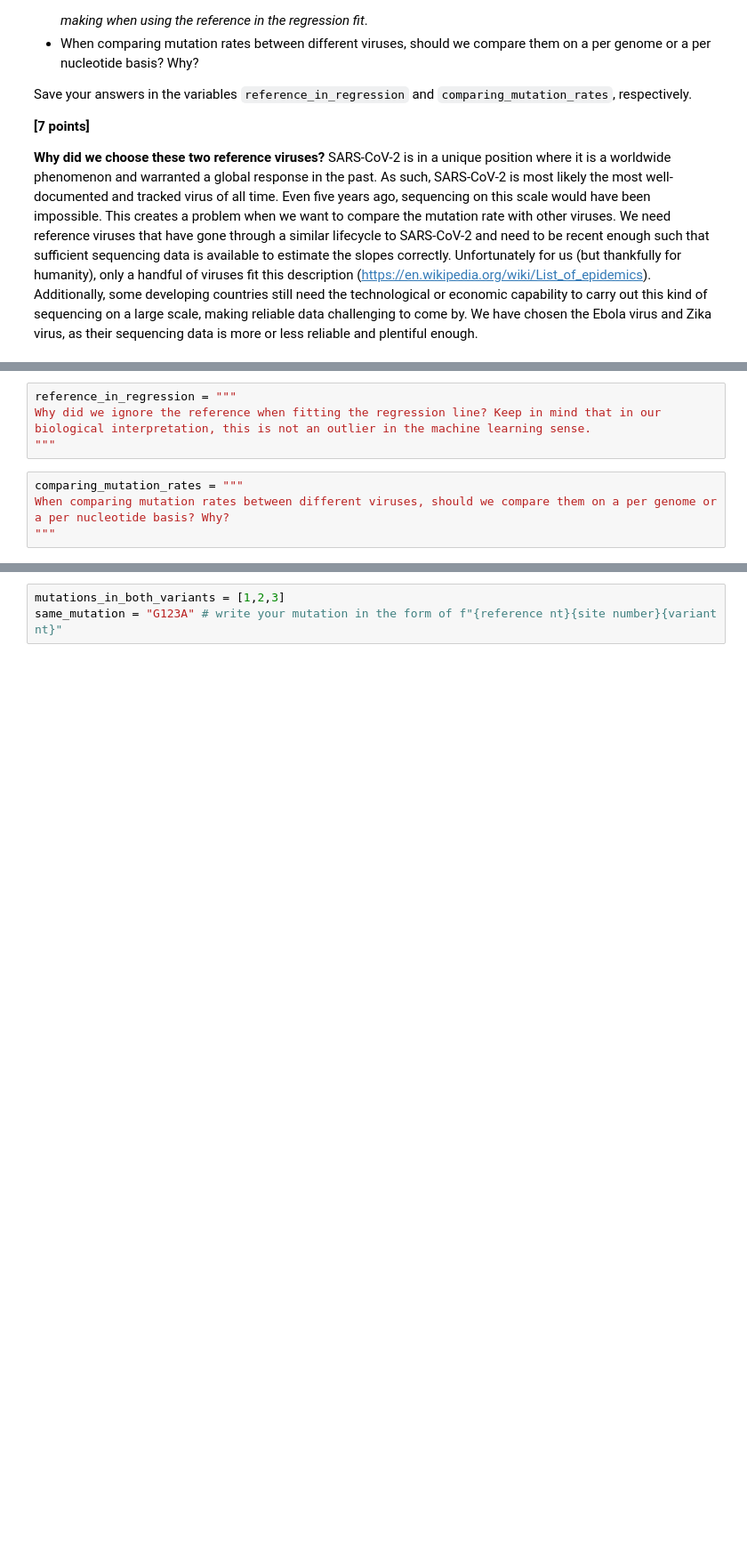
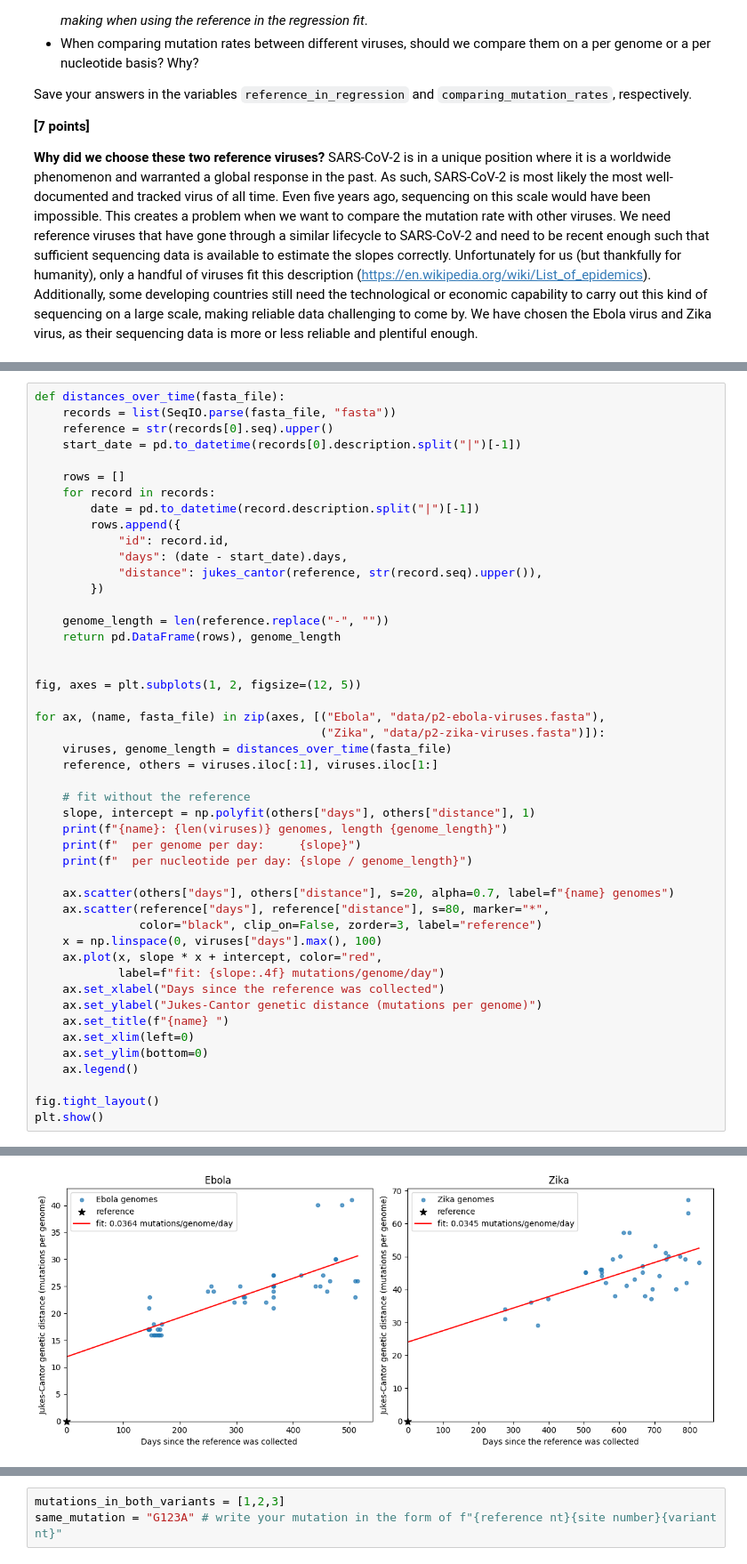
Before and after one commit to SivaCantCode/assign_viral_evo, a Jupyter notebook: viral_evo_workbook.ipynb, the cells around one changed output, grey strips where cells are left out. Shown at 89% size. Saved outputs shown, nothing was run; the diff lists cells and outputs as text; blank space fills up the shorter version.

```diff
--- a/viral_evo_workbook.ipynb
+++ b/viral_evo_workbook.ipynb
@@ -176,8 +176,48 @@ zika_per_nt_per_day = 0.0
-# %%
-reference_in_regression = """
-Why did we ignore the reference when fitting the regression line? Keep in mind that in our biological interpretation, this is not an outlier in the machine learning sense.
-"""
-# %%
-comparing_mutation_rates = """
-When comparing mutation rates between different viruses, should we compare them on a per genome or a per nucleotide basis? Why?
-"""
+# %%
+def distances_over_time(fasta_file):
+    records = list(SeqIO.parse(fasta_file, "fasta"))
+    reference = str(records[0].seq).upper()
+    start_date = pd.to_datetime(records[0].description.split("|")[-1])
+
+    rows = []
+    for record in records:
+        date = pd.to_datetime(record.description.split("|")[-1])
+        rows.append({
+            "id": record.id,
+            "days": (date - start_date).days,
+            "distance": jukes_cantor(reference, str(record.seq).upper()),
+        })
+
+    genome_length = len(reference.replace("-", ""))
+    return pd.DataFrame(rows), genome_length
+
+
+fig, axes = plt.subplots(1, 2, figsize=(12, 5))
+
+for ax, (name, fasta_file) in zip(axes, [("Ebola", "data/p2-ebola-viruses.fasta"),
+                                         ("Zika", "data/p2-zika-viruses.fasta")]):
+    viruses, genome_length = distances_over_time(fasta_file)
+    reference, others = viruses.iloc[:1], viruses.iloc[1:]
+
+    # fit without the reference
+    slope, intercept = np.polyfit(others["days"], others["distance"], 1)
+    print(f"{name}: {len(viruses)} genomes, length {genome_length}")
+    print(f"  per genome per day:     {slope}")
+    print(f"  per nucleotide per day: {slope / genome_length}")
+
+    ax.scatter(others["days"], others["distance"], s=20, alpha=0.7, label=f"{name} genomes")
+    ax.scatter(reference["days"], reference["distance"], s=80, marker="*",
+               color="black", clip_on=False, zorder=3, label="reference")
+    x = np.linspace(0, viruses["days"].max(), 100)
+    ax.plot(x, slope * x + intercept, color="red",
+            label=f"fit: {slope:.4f} mutations/genome/day")
+    ax.set_xlabel("Days since the reference was collected")
+    ax.set_ylabel("Jukes-Cantor genetic distance (mutations per genome)")
+    ax.set_title(f"{name} ")
+    ax.set_xlim(left=0)
+    ax.set_ylim(bottom=0)
+    ax.legend()
+
+fig.tight_layout()
+plt.show()
+# %% [output]
@@ -183,0 +230 @@ When comparing mutation rates between different viruses, should we compare them
+[figure, added]
```
Also changed, not shown: parts of 10 cells of this notebook, 2 other files.
